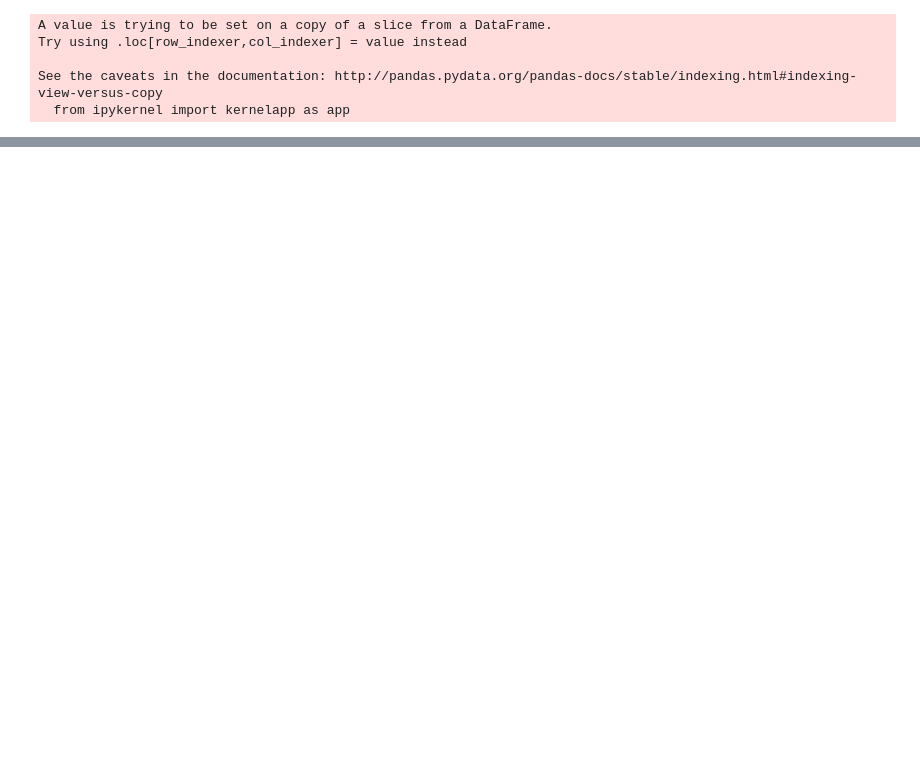
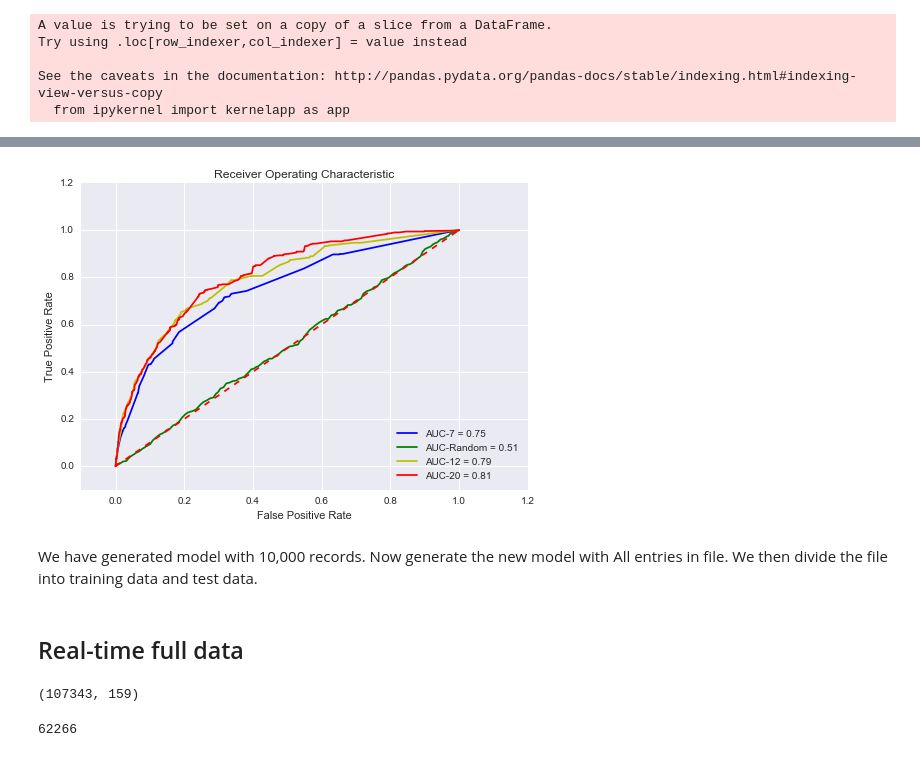
Before and after one commit to srik1280/Springboard-Exercise, a Jupyter notebook: Capstone-Project/Part2.ipynb, the cells around one changed output, grey strips where cells are left out. Drawn from its saved outputs; the diff is of its cells as text; code cells hidden in the pictures; blank space fills up the shorter version.

```diff
--- a/Capstone-Project/Part2.ipynb
+++ b/Capstone-Project/Part2.ipynb
@@ -700,0 +851,12 @@ Fruit juices and nectars
+# %%
+train_cols_20 = [ 'has_wheat' , 'has_salt' , 'has_sugar', 'has_choco' ,'has_milk','has_cocoa','has_palm',
+               'has_water', 'has_garlic','has_flour' ,'has_ginger','has_honey','is_plant','is_bev',
+                 'is_sugar','is_salt','is_frozen','is_break','is_dairy','is_fresh','intercept']
+
+#'is_frozen' ,'is_break' ,'is_dairy', 'is_fresh' ,'is_meat'
+
+logit_20 = sm.Logit(pd_new['high_add'], pd_new[train_cols_20])
+
+# fit the model
+result_20 = logit_20.fit()
+result_20.summary()
@@ -700,0 +931,6 @@ Fruit juices and nectars
+# %%
+# Predict Y using the logit function.
+pd_new['ypred_20'] = result_20.predict(pd_new[train_cols_20])
+
+pd_new['ypred_class_20'] = np.where(pd_new['ypred_20']>0.12, '1', '0')
+pd_new['ypred_class_20'] = pd_new['ypred_class_20'].astype(int)
@@ -700,0 +967,5 @@ Fruit juices and nectars
+# %%
+# Create ROC curve for  model with 20 dependant variables
+false_positive_rate_20, true_positive_rate_20, thresholds = roc_curve(pd_new['high_add'], pd_new['ypred_20'])
+roc_auc_20 = auc(false_positive_rate_20, true_positive_rate_20)
+roc_auc_20
@@ -700,0 +981,25 @@ Fruit juices and nectars
+# %%
+# Plot the actual ROC curve -
+# Plot the curve
+plt.title('Receiver Operating Characteristic')
+plt.plot(false_positive_rate, true_positive_rate, 'b',
+label='AUC-7 = %0.2f'% roc_auc)
+plt.plot(false_positive_ran, true_positive_ran, 'g',
+label='AUC-Random = %0.2f'% roc_auc_ran)
+plt.plot(false_positive_rate_12, true_positive_rate_12, 'y',
+label='AUC-12 = %0.2f'% roc_auc_12)
+plt.plot(false_positive_rate_20, true_positive_rate_20, 'r',
+label='AUC-20 = %0.2f'% roc_auc_20)
+plt.legend(loc='lower right')
+plt.plot([0,1],[0,1],'r--')
+plt.xlim([-0.1,1.2])
+plt.ylim([-0.1,1.2])
+plt.ylabel('True Positive Rate')
+plt.xlabel('False Positive Rate')
+plt.show()
+# %% [output]
+[figure, added]
+# %% [markdown]
+We have generated model with 10,000 records. Now generate the new model with All entries in file. We then divide the file into training data and test data.
+# %% [markdown]
+## Real-time full data
@@ -700,0 +1009,4 @@ Fruit juices and nectars
+# %%
+main_data.shape
+# %% [output]
+(107343, 159)
@@ -700,0 +1020,4 @@ Fruit juices and nectars
+# %%
+len(main_new)
+# %% [output]
+62266
```
Also changed, not shown: parts of 128 cells of this notebook.
